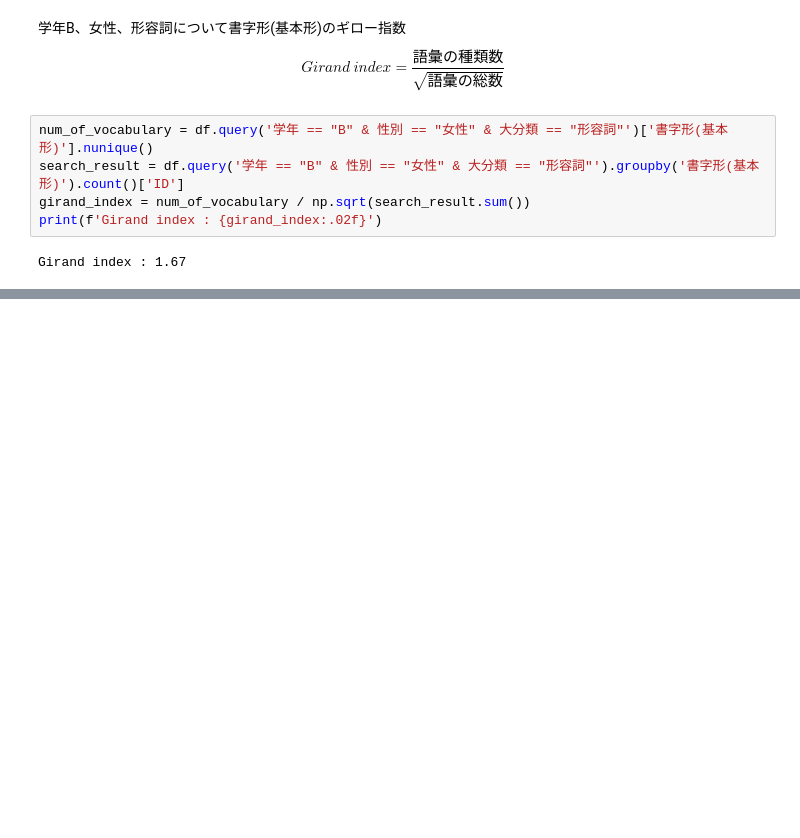
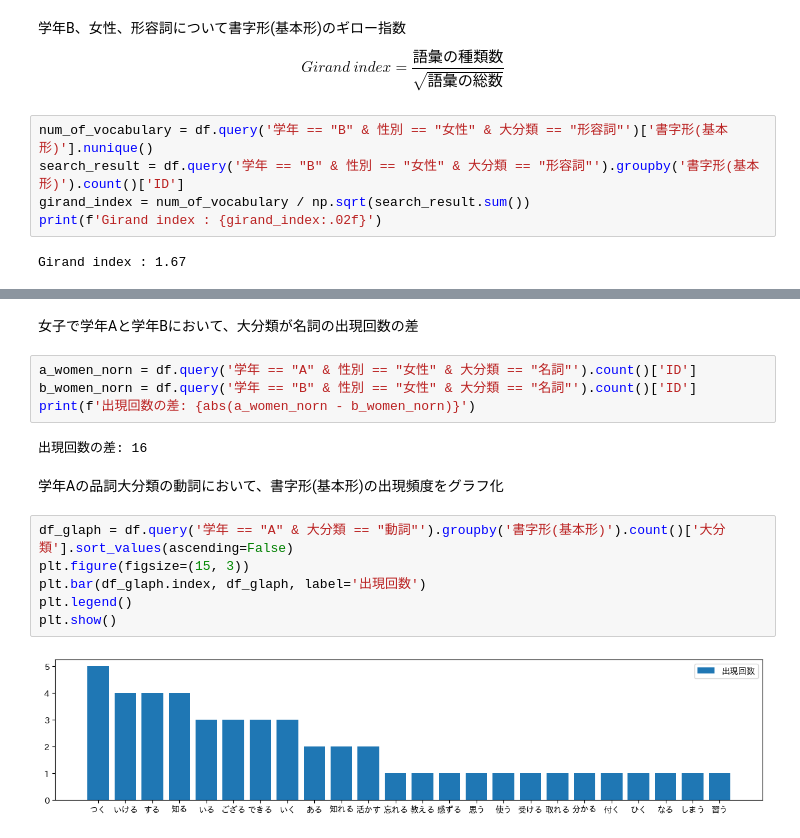
Before and after one commit to akmiccom/dataAnalyticsBasic, a Jupyter notebook: notebooks/e9.ipynb, the cells around one changed output, grey strips where cells are left out. Saved outputs shown, nothing was run; the diff lists cells and outputs as text; blank space fills up the shorter version.

```diff
--- a/notebooks/e9.ipynb
+++ b/notebooks/e9.ipynb
@@ -88,0 +98,18 @@ Girand index : 1.67
+# %% [markdown]
+女子で学年Aと学年Bにおいて、大分類が名詞の出現回数の差
+# %%
+a_women_norn = df.query('学年 == "A" & 性別 == "女性" & 大分類 == "名詞"').count()['ID']
+b_women_norn = df.query('学年 == "B" & 性別 == "女性" & 大分類 == "名詞"').count()['ID']
+print(f'出現回数の差: {abs(a_women_norn - b_women_norn)}')
+# %% [output]
+出現回数の差: 16
+# %% [markdown]
+学年Aの品詞大分類の動詞において、書字形(基本形)の出現頻度をグラフ化
+# %%
+df_glaph = df.query('学年 == "A" & 大分類 == "動詞"').groupby('書字形(基本形)').count()['大分類'].sort_values(ascending=False)
+plt.figure(figsize=(15, 3))
+plt.bar(df_glaph.index, df_glaph, label='出現回数')
+plt.legend()
+plt.show()
+# %% [output]
+[figure, added]
```
Also changed, not shown: parts of 3 cells of this notebook, 2 other files.
